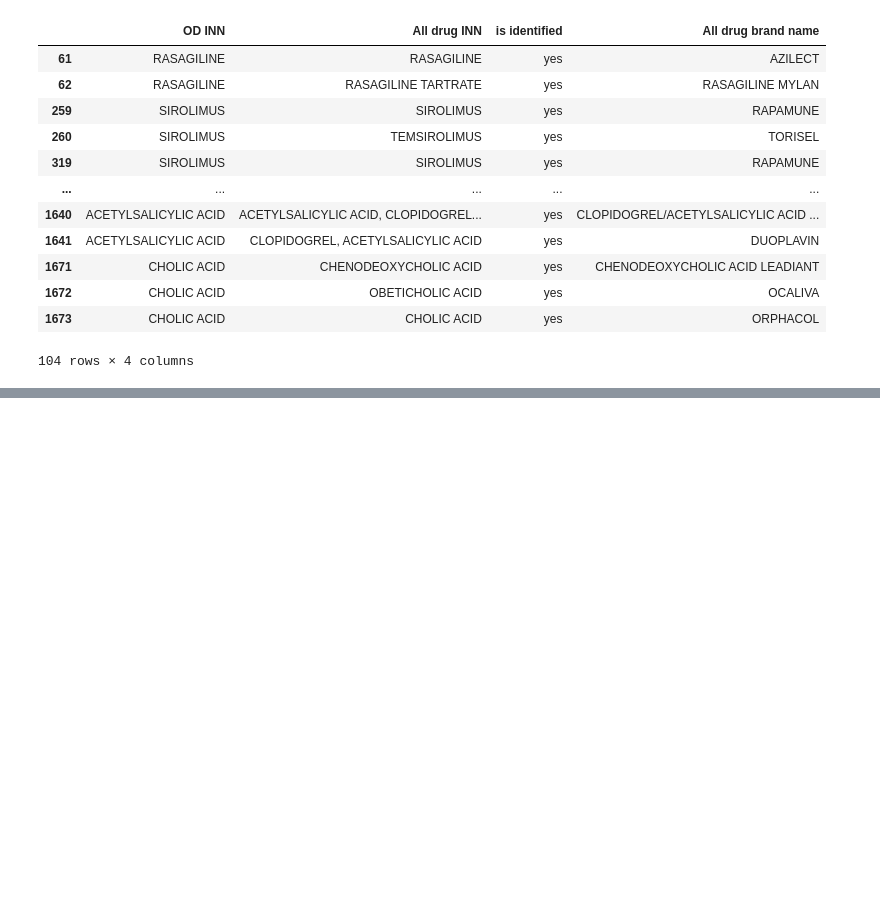
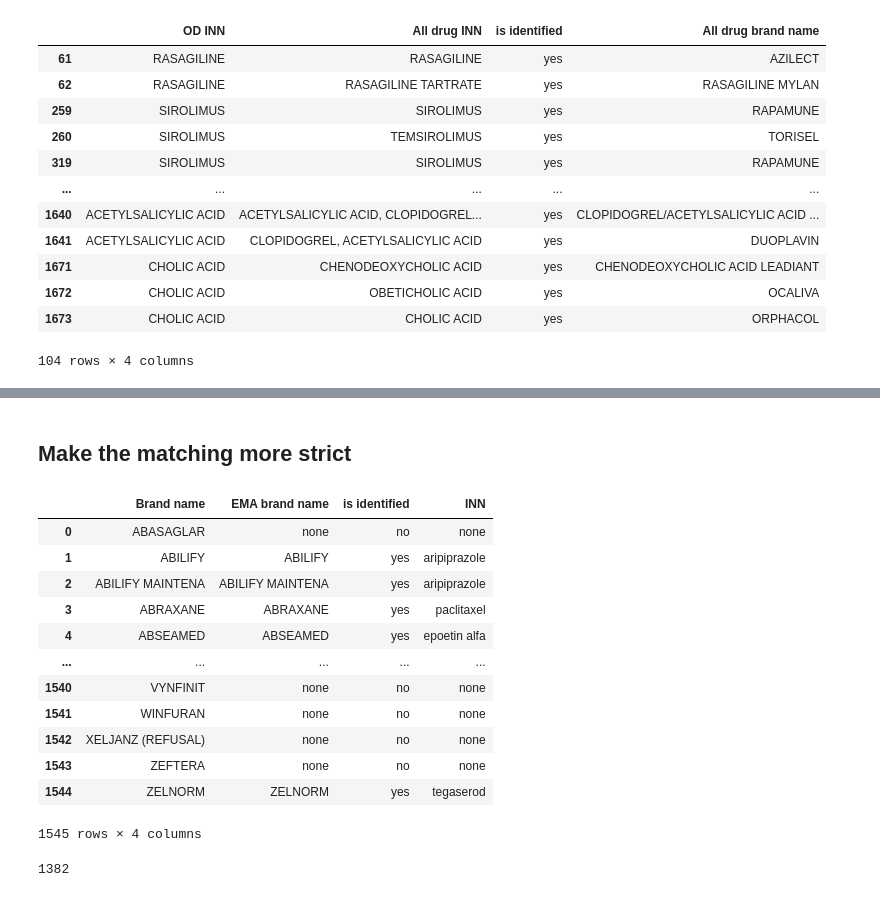
Before and after one commit to DavAug/euod, a Jupyter notebook: analysis/ec_all_drugs.ipynb, the cells around one changed output, grey strips where cells are left out. Drawn from its saved outputs; the diff is of its cells as text; code cells hidden in the pictures; blank space fills up the shorter version.

```diff
--- a/analysis/ec_all_drugs.ipynb
+++ b/analysis/ec_all_drugs.ipynb
@@ -552,0 +612,59 @@ matched_drugs[mask]
+# %% [markdown]
+## Make the matching more strict
+# %%
+is_identified = []
+inn = []
+ec_brand = []
+matched_ema_brand = []
+brands = data_all_drugs['Brand name'].unique()
+ema_brands = data_ema['Medicine name'].unique()
+for brand in brands:
+    is_matched = False
+    for ema_brand in ema_brands:
+        # Check whether ec brand is subset of ema brand
+        if brand == ema_brand:
+            is_identified.append('yes')
+            matched_ema_brand.append(ema_brand)
+            ec_brand.append(brand)
+
+            # Mask for product
+            mask = data_ema['Medicine name'] == ema_brand
+            product = data_ema[mask]['Active substance'].iloc[0]
+            inn.append(product)
+
+            is_matched = True
+
+    if is_matched is True:
+        continue
+
+    # If not identified
+    is_identified.append('no')
+    matched_ema_brand.append('none')
+    inn.append('none')
+    ec_brand.append(brand)
+
+
+matched_drugs = pd.DataFrame({
+    'Brand name': ec_brand,
+    'EMA brand name': matched_ema_brand,
+    'is identified': is_identified,
+    'INN': inn})
+matched_drugs
+# %% [output]
+|  | Brand name | EMA brand name | is identified | INN |
+| 0 | ABASAGLAR | none | no | none |
+| 1 | ABILIFY | ABILIFY | yes | aripiprazole |
+| 2 | ABILIFY MAINTENA | ABILIFY MAINTENA | yes | aripiprazole |
+| 3 | ABRAXANE | ABRAXANE | yes | paclitaxel |
+| 4 | ABSEAMED | ABSEAMED | yes | epoetin alfa |
+| ... | ... | ... | ... | ... |
+| 1540 | VYNFINIT | none | no | none |
+| 1541 | WINFURAN | none | no | none |
+| 1542 | XELJANZ (REFUSAL) | none | no | none |
+| 1543 | ZEFTERA | none | no | none |
+| 1544 | ZELNORM | ZELNORM | yes | tegaserod |
+1545 rows × 4 columns
+# %%
+len(matched_drugs[matched_drugs['is identified'] == 'yes'])
+# %% [output]
+1382
```
Also changed, not shown: parts of 8 cells of this notebook, 2 other files.
